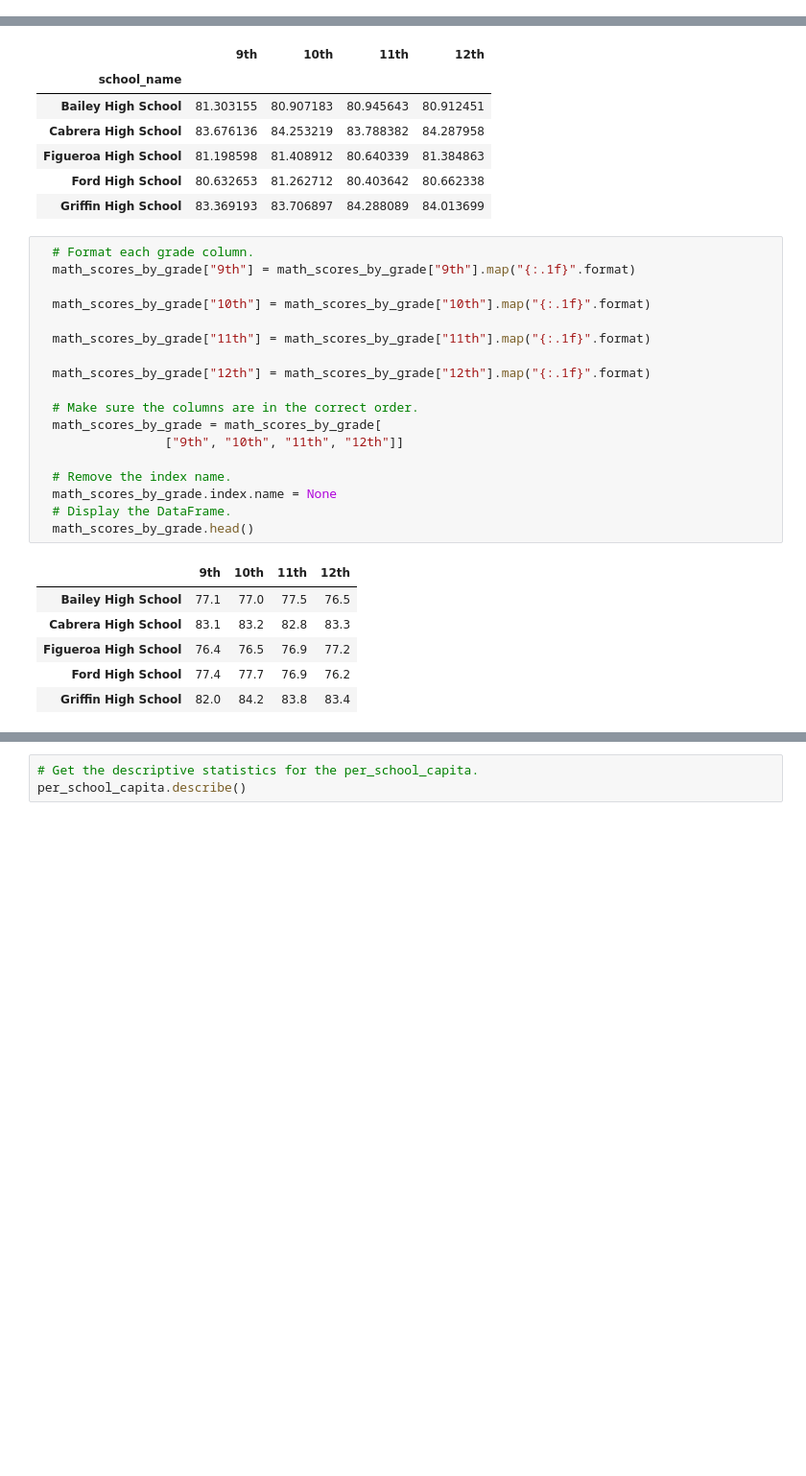
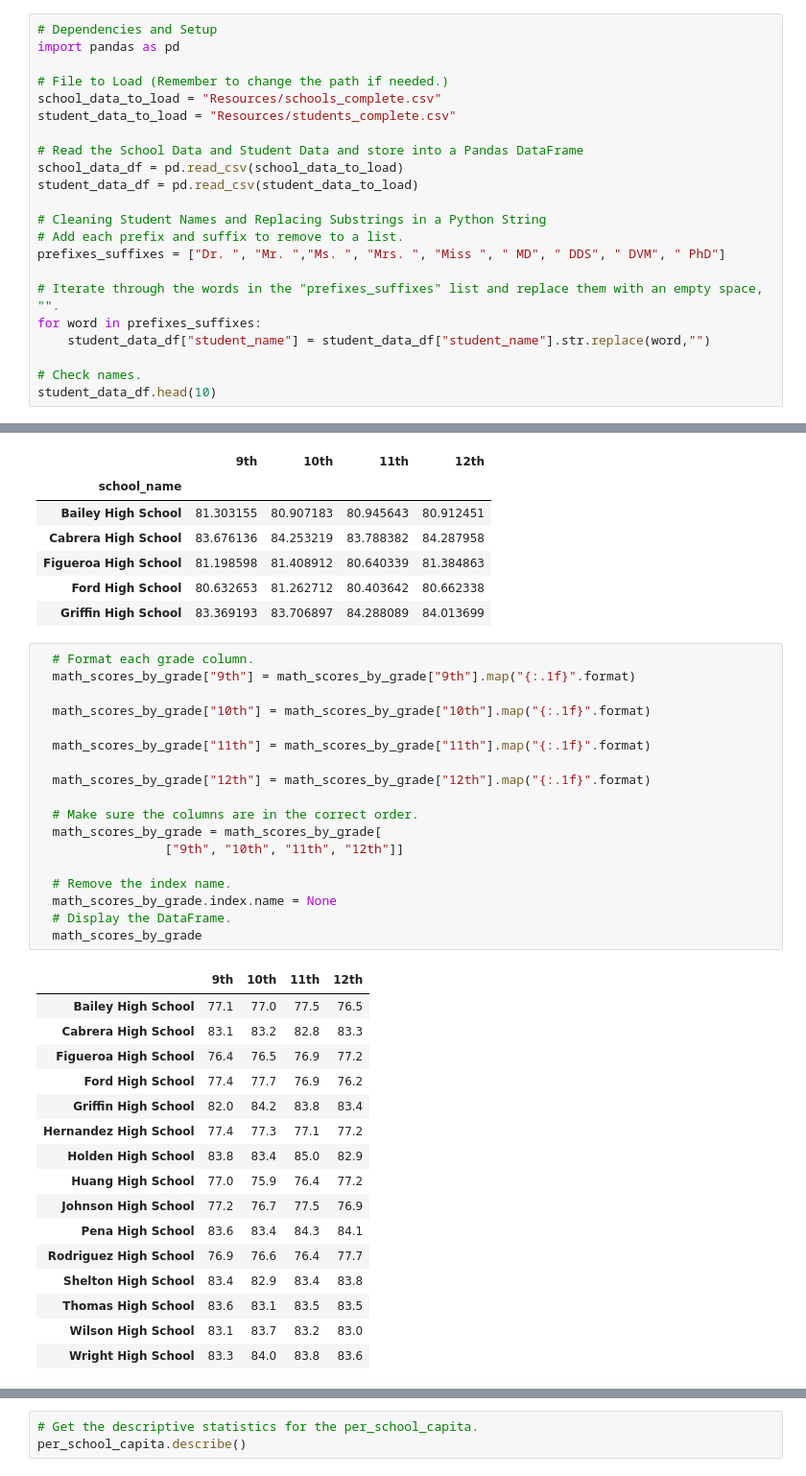
Before and after one commit to barharding/School_District_Analysis, a Jupyter notebook: PyCitySchools_Challenge_testing.ipynb, the cells around one changed output, grey strips where cells are left out. Shown: that part at 96% size. Drawn from its saved outputs; the diff is of its cells as text; blank space fills up the shorter version.

```diff
--- a/PycitySchools.ipynb
+++ b/PyCitySchools_Challenge_testing.ipynb
@@ -0,0 +1,22 @@
+# %%
+# Dependencies and Setup
+import pandas as pd
+
+# File to Load (Remember to change the path if needed.)
+school_data_to_load = "Resources/schools_complete.csv"
+student_data_to_load = "Resources/students_complete.csv"
+
+# Read the School Data and Student Data and store into a Pandas DataFrame
+school_data_df = pd.read_csv(school_data_to_load)
+student_data_df = pd.read_csv(student_data_to_load)
+
+# Cleaning Student Names and Replacing Substrings in a Python String
+# Add each prefix and suffix to remove to a list.
+prefixes_suffixes = ["Dr. ", "Mr. ","Ms. ", "Mrs. ", "Miss ", " MD", " DDS", " DVM", " PhD"]
+
+# Iterate through the words in the "prefixes_suffixes" list and replace them with an empty space, "".
+for word in prefixes_suffixes:
+    student_data_df["student_name"] = student_data_df["student_name"].str.replace(word,"")
+
+# Check names.
+student_data_df.head(10)
@@ -892,28 +1498,38 @@ reading_scores_by_grade.head()
 # %%
   # Format each grade column.
   math_scores_by_grade["9th"] = math_scores_by_grade["9th"].map("{:.1f}".format)
 
   math_scores_by_grade["10th"] = math_scores_by_grade["10th"].map("{:.1f}".format)
 
   math_scores_by_grade["11th"] = math_scores_by_grade["11th"].map("{:.1f}".format)
 
   math_scores_by_grade["12th"] = math_scores_by_grade["12th"].map("{:.1f}".format)
 
   # Make sure the columns are in the correct order.
   math_scores_by_grade = math_scores_by_grade[
                  ["9th", "10th", "11th", "12th"]]
 
   # Remove the index name.
   math_scores_by_grade.index.name = None
   # Display the DataFrame.
-  math_scores_by_grade.head()
+  math_scores_by_grade
 # %% [output]
 |  | 9th | 10th | 11th | 12th |
 | Bailey High School | 77.1 | 77.0 | 77.5 | 76.5 |
 | Cabrera High School | 83.1 | 83.2 | 82.8 | 83.3 |
 | Figueroa High School | 76.4 | 76.5 | 76.9 | 77.2 |
 | Ford High School | 77.4 | 77.7 | 76.9 | 76.2 |
 | Griffin High School | 82.0 | 84.2 | 83.8 | 83.4 |
+| Hernandez High School | 77.4 | 77.3 | 77.1 | 77.2 |
+| Holden High School | 83.8 | 83.4 | 85.0 | 82.9 |
+| Huang High School | 77.0 | 75.9 | 76.4 | 77.2 |
+| Johnson High School | 77.2 | 76.7 | 77.5 | 76.9 |
+| Pena High School | 83.6 | 83.4 | 84.3 | 84.1 |
+| Rodriguez High School | 76.9 | 76.6 | 76.4 | 77.7 |
+| Shelton High School | 83.4 | 82.9 | 83.4 | 83.8 |
+| Thomas High School | 83.6 | 83.1 | 83.5 | 83.5 |
+| Wilson High School | 83.1 | 83.7 | 83.2 | 83.0 |
+| Wright High School | 83.3 | 84.0 | 83.8 | 83.6 |
 # %%
   # Format each grade column.
   reading_scores_by_grade["9th"] = reading_scores_by_grade["9th"].map("{:,.1f}".format)
```
Also changed, not shown: parts of 62 cells of this notebook, 9 other files.
